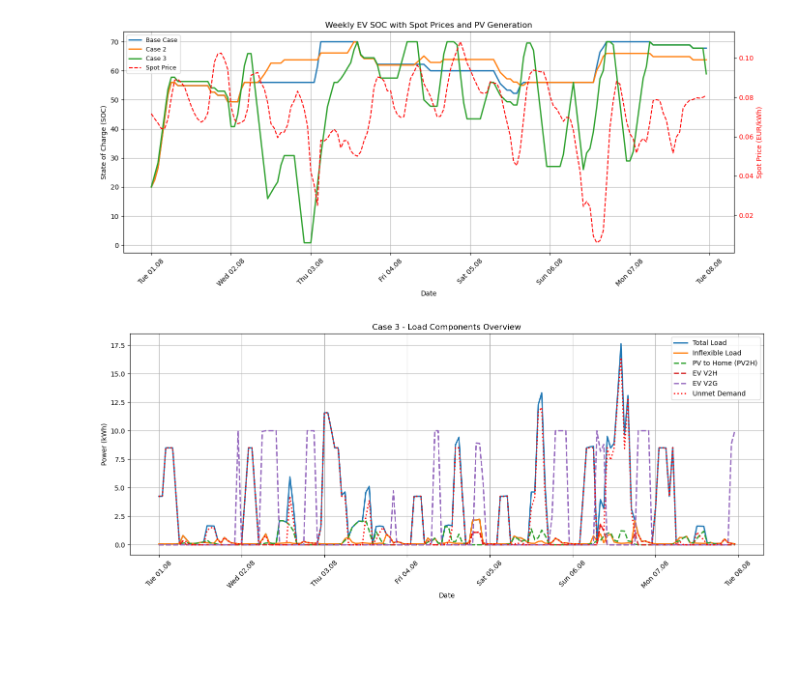
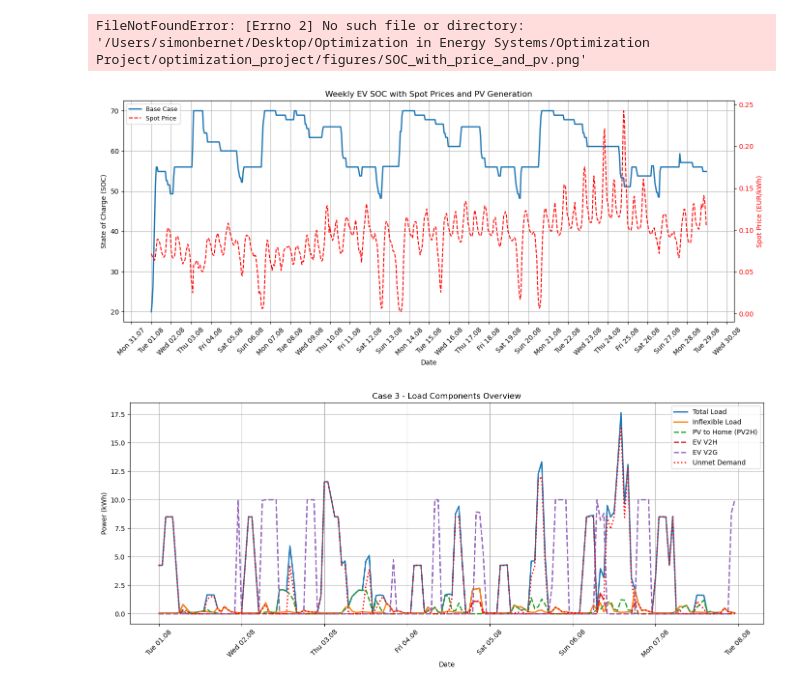
Before and after one commit to sewaelty/optimization_project, a Jupyter notebook: main/plots_Simon.ipynb, the cells around one changed output. Cells and saved outputs as stored; diff of their text form; code cells hidden in the pictures; blank space fills up the shorter version.

Commit message:
plots_simon

```diff
--- a/main/plots_Simon.ipynb
+++ b/main/plots_Simon.ipynb
@@ -13,22 +13,22 @@ project_root = os.path.abspath(os.getcwd())
 
 data_dir = os.path.join(os.path.dirname(project_root))
 
-results_dir = os.path.join(data_dir, 'results','new_big_M')
+results_dir = os.path.join(data_dir, 'results')
 
 figures_dir = os.path.join(data_dir, 'figures')
 
-results_dir_base = os.path.join(data_dir, 'results','new_peak')
+
 
 
 
 # Summer month
 
-results_basecase_summer = pd.read_csv(os.path.join(results_dir_base, 'results_basecase_summer.csv'),sep=',')
+results_basecase_summer = pd.read_csv(os.path.join(results_dir, 'results_basecase_summer.csv'),sep=',')
 #results_basecase_winter = pd.read_csv(os.path.join(results_dir, 'results_basecase_winter.csv'), sep=',')
 #results_case_1_winter = pd.read_csv(os.path.join(results_dir, 'results_case_1_winter.csv'), sep=',')
-results_case_2_summer = pd.read_csv(os.path.join(results_dir,'results_case_2_summer.csv'), sep=',')
+#results_case_2_summer = pd.read_csv(os.path.join(results_dir,'results_case_2_summer.csv'), sep=',')
 #results_case_2_winter = pd.read_csv(os.path.join(results_dir,'results_case_2_winter.csv'), sep=',')
-results_case_3_summer = pd.read_csv(os.path.join(results_dir,'results_case_3_summer.csv'), sep=',')
+#results_case_3_summer = pd.read_csv(os.path.join(results_dir,'results_case_3_summer.csv'), sep=',')
 #results_case_3_winter = pd.read_csv(os.path.join(results_dir,'results_case_3_winter.csv'), sep=',')
 
 #print(results_case_3_summer.columns)
@@ -301,13 +39,0 @@ def plot_ev_soc_all_cases(
-# %%
-
-
-# Dict of all result DataFrames and labels
-df_dict = {
-    "Base Case": results_basecase_summer,
-    #"Case 1": results_case_1_summer,
-    "Case 2": results_case_2_summer,
-    "Case 3": results_case_3_summer,
-}
-
-# Call the function
-plot_ev_soc_all_cases(df_dict)
@@ -323,7 +47,7 @@ def plot_ev_soc_with_price_and_pv(
     df_dict,
     title="Weekly EV SOC with Spot Prices and PV Generation",
     save_filename="SOC_with_price_and_pv.png",
-    max_time=24 * 7,
+    max_time=24 * 7*4,
 ):
     # Use base case for spot price and PV generation reference
     base_df = df_dict["Base Case"]
@@ -380,15 +104,16 @@ def plot_ev_soc_with_price_and_pv(
 # %%
 # Example use:
 df_dict = {
     "Base Case": results_basecase_summer,
     #"Case 1": results_case_1_summer,
-    "Case 2": results_case_2_summer,
-    "Case 3": results_case_3_summer,
+    #"Case 2": results_case_2_summer,
+    #"Case 3": results_case_3_summer,
 }
 
 plot_ev_soc_with_price_and_pv(df_dict)
 # %% [output]
+FileNotFoundError: [Errno 2] No such file or directory: '/Users/simonbernet/Desktop/Optimization in Energy Systems/Optimization Project/optimization_project/figures/SOC_with_price_and_pv.png'
-[figure, old version]
+[figure, new version]
 # %%
 import pandas as pd
 import matplotlib.pyplot as plt
```
Also changed, not shown: parts of 5 cells of this notebook.
